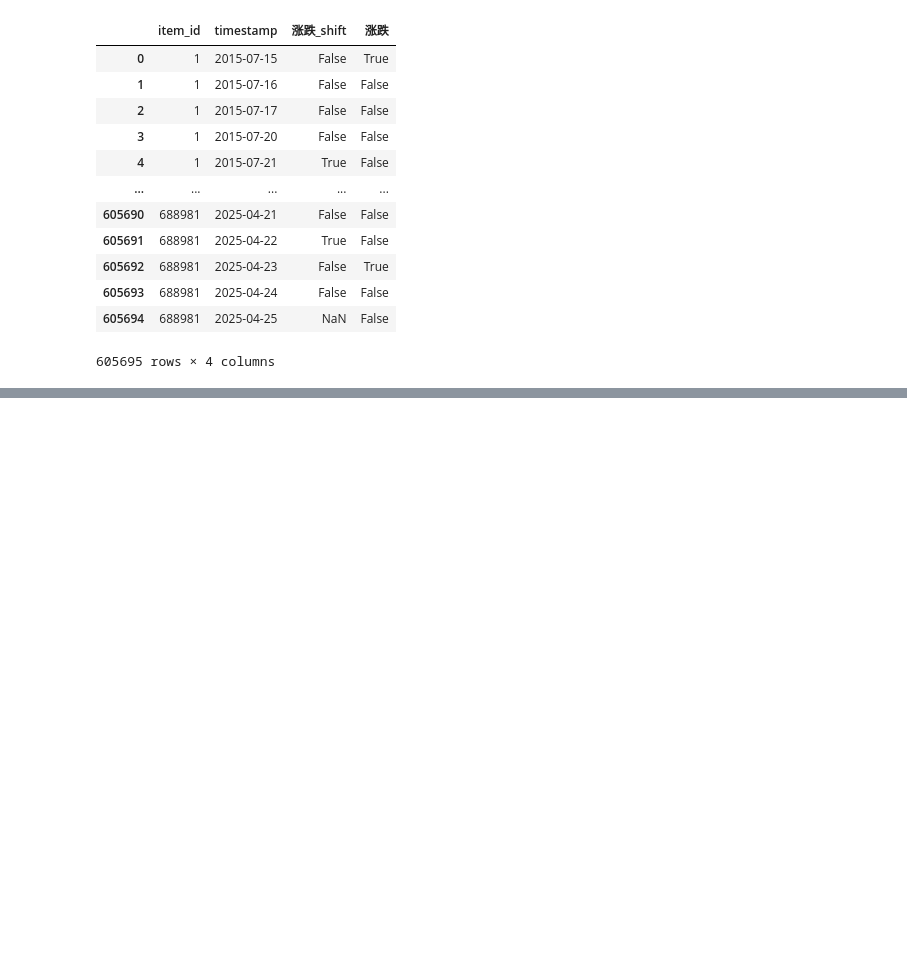
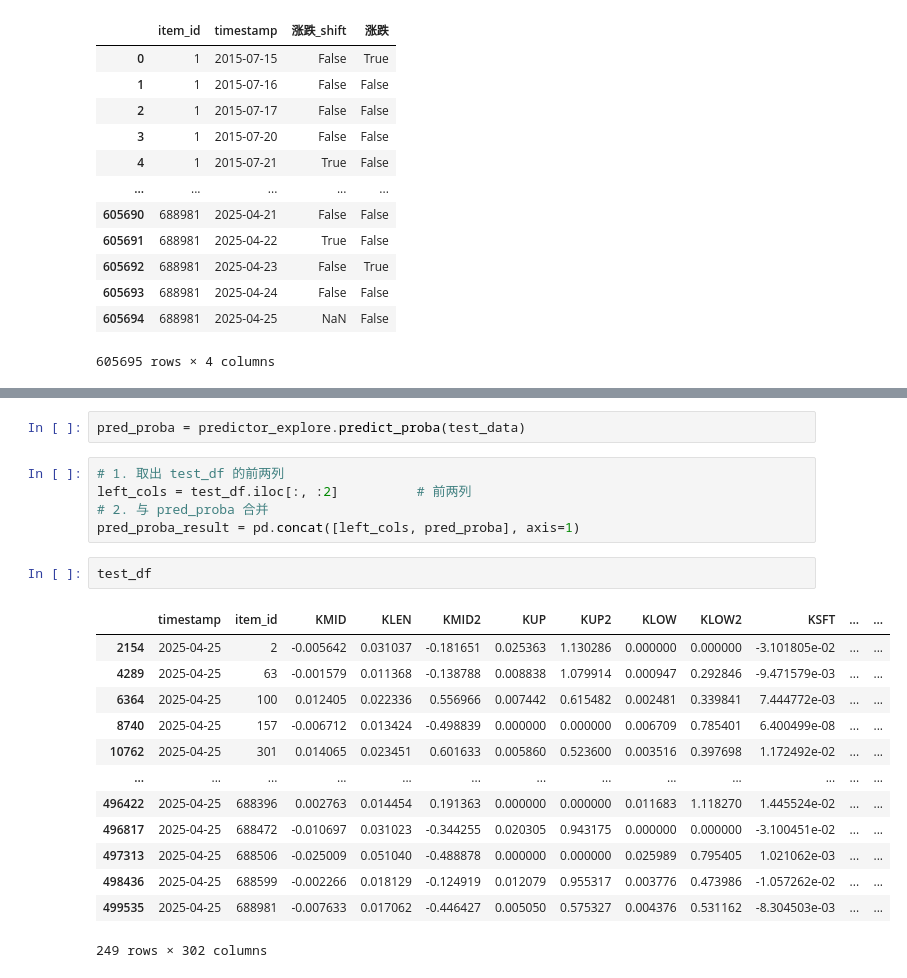
Before and after one commit to Meow-Woof-Intelligence-Six/AutoCute, a Jupyter notebook: code/src/exp_hyh_test_testdata.ipynb, the cells around one changed output, grey strips where cells are left out. Drawn from its saved outputs; the diff is of its cells as text; blank space fills up the shorter version.

```diff
--- a/code/src/exp_hyh_test_testdata.ipynb
+++ b/code/src/exp_hyh_test_testdata.ipynb
@@ -257,0 +496,23 @@ stock_finance
+# %%
+pred_proba = predictor_explore.predict_proba(test_data)
+# %%
+# 1. 取出 test_df 的前两列
+left_cols = test_df.iloc[:, :2]          # 前两列
+# 2. 与 pred_proba 合并
+pred_proba_result = pd.concat([left_cols, pred_proba], axis=1)
+# %%
+test_df
+# %% [output]
+|  | timestamp | item_id | KMID | KLEN | KMID2 | KUP | KUP2 | KLOW | KLOW2 | KSFT | ... | ... |
+| 2154 | 2025-04-25 | 2 | -0.005642 | 0.031037 | -0.181651 | 0.025363 | 1.130286 | 0.000000 | 0.000000 | -3.101805e-02 | ... | ... |
+| 4289 | 2025-04-25 | 63 | -0.001579 | 0.011368 | -0.138788 | 0.008838 | 1.079914 | 0.000947 | 0.292846 | -9.471579e-03 | ... | ... |
+| 6364 | 2025-04-25 | 100 | 0.012405 | 0.022336 | 0.556966 | 0.007442 | 0.615482 | 0.002481 | 0.339841 | 7.444772e-03 | ... | ... |
+| 8740 | 2025-04-25 | 157 | -0.006712 | 0.013424 | -0.498839 | 0.000000 | 0.000000 | 0.006709 | 0.785401 | 6.400499e-08 | ... | ... |
+| 10762 | 2025-04-25 | 301 | 0.014065 | 0.023451 | 0.601633 | 0.005860 | 0.523600 | 0.003516 | 0.397698 | 1.172492e-02 | ... | ... |
+| ... | ... | ... | ... | ... | ... | ... | ... | ... | ... | ... | ... | ... |
+| 496422 | 2025-04-25 | 688396 | 0.002763 | 0.014454 | 0.191363 | 0.000000 | 0.000000 | 0.011683 | 1.118270 | 1.445524e-02 | ... | ... |
+| 496817 | 2025-04-25 | 688472 | -0.010697 | 0.031023 | -0.344255 | 0.020305 | 0.943175 | 0.000000 | 0.000000 | -3.100451e-02 | ... | ... |
+| 497313 | 2025-04-25 | 688506 | -0.025009 | 0.051040 | -0.488878 | 0.000000 | 0.000000 | 0.025989 | 0.795405 | 1.021062e-03 | ... | ... |
+| 498436 | 2025-04-25 | 688599 | -0.002266 | 0.018129 | -0.124919 | 0.012079 | 0.955317 | 0.003776 | 0.473986 | -1.057262e-02 | ... | ... |
+| 499535 | 2025-04-25 | 688981 | -0.007633 | 0.017062 | -0.446427 | 0.005050 | 0.575327 | 0.004376 | 0.531162 | -8.304503e-03 | ... | ... |
+249 rows × 302 columns
```
Also changed, not shown: parts of 11 cells of this notebook, 2 other files.
